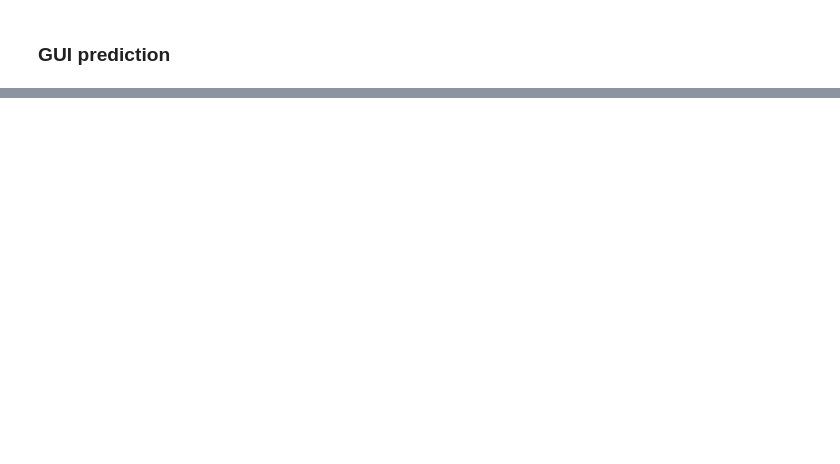
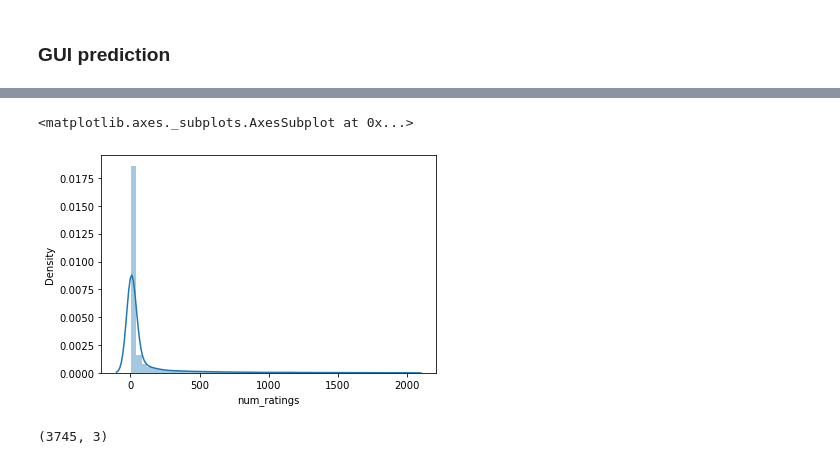
Before and after one commit to phucdkbk/movie_rs, a Jupyter notebook: EDA/rs prediction.ipynb, the cells around one changed output, grey strips where cells are left out. Saved outputs shown, nothing was run; the diff lists cells and outputs as text; code cells hidden in the pictures; blank space fills up the shorter version.

```diff
--- a/EDA/rs prediction.ipynb
+++ b/EDA/rs prediction.ipynb
@@ -217,0 +189,5 @@ user_id = 100
+# %%
+movies_metadata = movies_metadata[['id', 'release_date', 'title']].copy()
+# %%
+movies_metadata['id'] = movies_metadata['id'].apply(lambda x: -1 if str(x).__contains__('-') else int(x))
+movies_metadata['id'] = movies_metadata['id'].astype(np.int64)
@@ -217,0 +214,4 @@ user_id = 100
+# %%
+ratings = ratings.drop(columns='timestamp')
+ratings = ratings.merge(movies_metadata, how='left', left_on='movieId', right_on='id')
+ratings = ratings.drop(columns='id')
@@ -217,0 +285,7 @@ user_id = 100
+# %%
+movie_agg = ratings.groupby(by='movieId').agg({
+    'userId': 'count',
+    'rating': 'mean'
+})
+movie_agg.columns = ['num_ratings', 'mean_rating']
+movie_agg = movie_agg.reset_indext_index()
@@ -217,0 +294,9 @@ user_id = 100
+# %%
+sns.distplot(movie_agg[movie_agg['num_ratings'] < 2000]['num_ratings'])
+# %% [output]
+<matplotlib.axes._subplots.AxesSubplot at 0x...>
+[figure, added]
+# %%
+movie_agg[movie_agg['num_ratings'] > 1000].shape
+# %% [output]
+(3745, 3)
```
Also changed, not shown: parts of 23 cells of this notebook, 14 other files.
